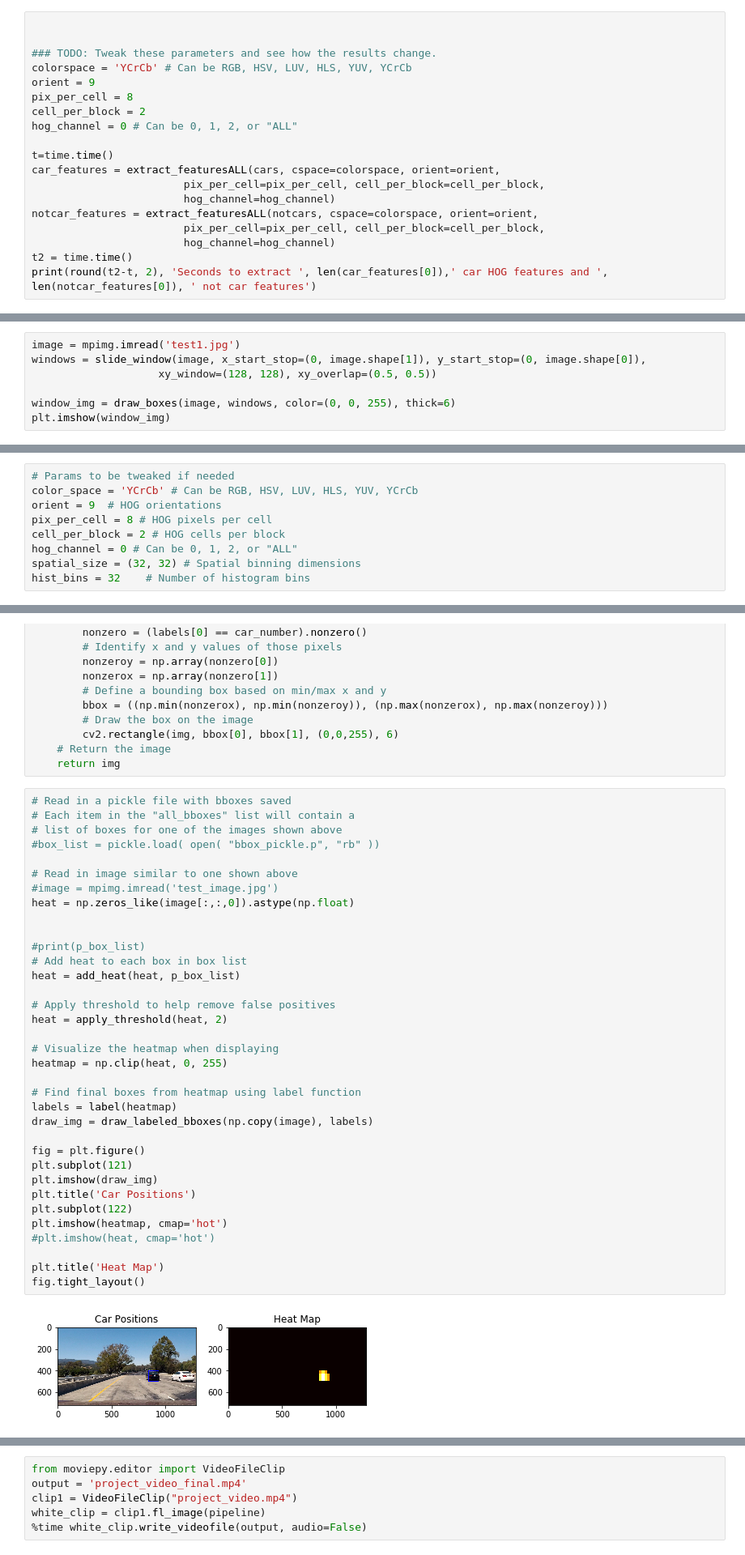
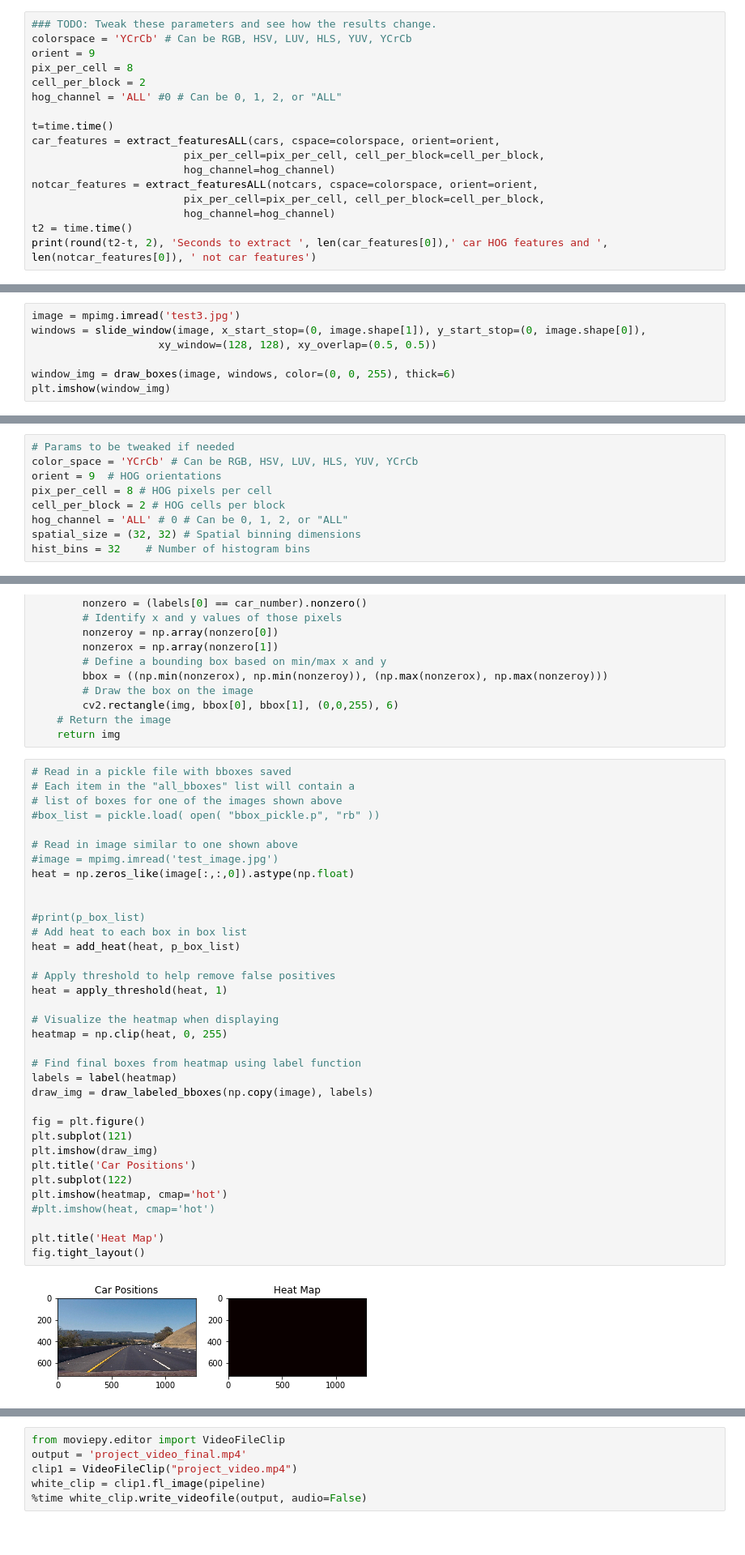
Before and after one commit to ridmeh/VehcileDetection, a Jupyter notebook: VehcileDetection-TBS.ipynb, the cells around one changed output, grey strips where cells are left out. Shown: that part at 81% size. Cells and saved outputs as stored; diff of their text form.

```diff
--- a/VehcileDetection-TBS.ipynb
+++ b/VehcileDetection-TBS.ipynb
@@ -376,14 +376,12 @@ def extract_featuresALL(imgs, cspace='RGB', orient=9,
 cars = _cars
 notcars = _notcars
 # %%
-
-
 ### TODO: Tweak these parameters and see how the results change.
 colorspace = 'YCrCb' # Can be RGB, HSV, LUV, HLS, YUV, YCrCb
 orient = 9
 pix_per_cell = 8
 cell_per_block = 2
-hog_channel = 0 # Can be 0, 1, 2, or "ALL"
+hog_channel = 'ALL' #0 # Can be 0, 1, 2, or "ALL"
 
 t=time.time()
 car_features = extract_featuresALL(cars, cspace=colorspace, orient=orient,
@@ -499,7 +497,7 @@ def slide_window(img, x_start_stop=[None, None], y_start_stop=[None, None],
     # Return the list of windows
     return window_list
 # %%
-image = mpimg.imread('test1.jpg')
+image = mpimg.imread('test3.jpg')
 windows = slide_window(image, x_start_stop=(0, image.shape[1]), y_start_stop=(0, image.shape[0]),
                     xy_window=(128, 128), xy_overlap=(0.5, 0.5))
 
@@ -643,7 +641,7 @@ color_space = 'YCrCb' # Can be RGB, HSV, LUV, HLS, YUV, YCrCb
 orient = 9  # HOG orientations
 pix_per_cell = 8 # HOG pixels per cell
 cell_per_block = 2 # HOG cells per block
-hog_channel = 0 # Can be 0, 1, 2, or "ALL"
+hog_channel = 'ALL' # 0 # Can be 0, 1, 2, or "ALL"
 spatial_size = (32, 32) # Spatial binning dimensions
 hist_bins = 32    # Number of histogram bins
 # %%
@@ -814,35 +812,35 @@ def draw_labeled_bboxes(img, labels):
 
 # Read in image similar to one shown above
 #image = mpimg.imread('test_image.jpg')
 heat = np.zeros_like(image[:,:,0]).astype(np.float)
 
 
 #print(p_box_list)
 # Add heat to each box in box list
 heat = add_heat(heat, p_box_list)
 
 # Apply threshold to help remove false positives
-heat = apply_threshold(heat, 2)
+heat = apply_threshold(heat, 1)
 
 # Visualize the heatmap when displaying
 heatmap = np.clip(heat, 0, 255)
 
 # Find final boxes from heatmap using label function
 labels = label(heatmap)
 draw_img = draw_labeled_bboxes(np.copy(image), labels)
 
 fig = plt.figure()
 plt.subplot(121)
 plt.imshow(draw_img)
 plt.title('Car Positions')
 plt.subplot(122)
 plt.imshow(heatmap, cmap='hot')
 #plt.imshow(heat, cmap='hot')
 
 plt.title('Heat Map')
 fig.tight_layout()
 # %% [output]
-[figure, old version]
+[figure, new version]
 # %%
 def pipeline(_img):
     heat = np.zeros_like(_img[:,:,0]).astype(np.float)
```
Also changed, not shown: parts of 9 cells of this notebook.
